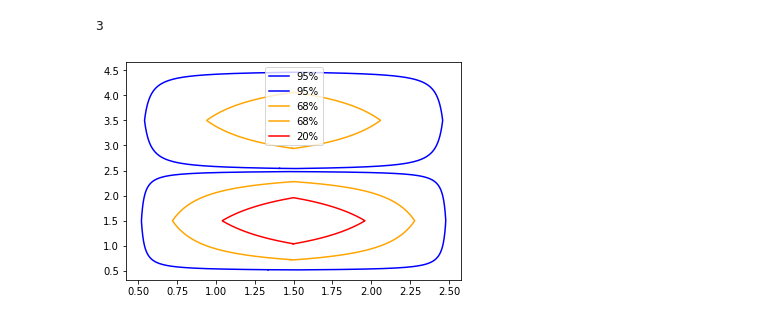
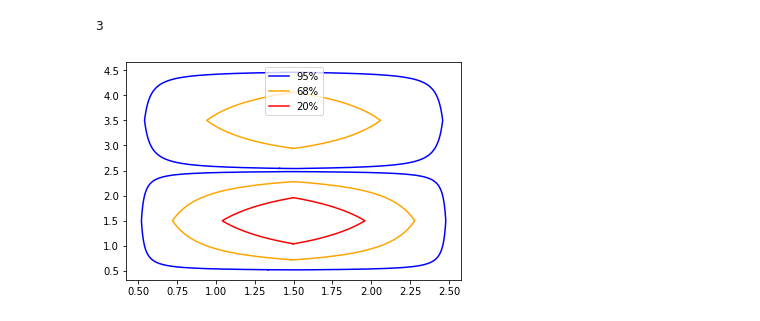
Before and after one commit to allenxiangxin/MyTools, a Jupyter notebook: PDFContoursByPercentiles.ipynb, the cells around one changed output. Cells and saved outputs as stored; diff of their text form; code cells hidden in the pictures.

Commit message:
fix the legend

```diff
--- a/PDFContoursByPercentiles.ipynb
+++ b/PDFContoursByPercentiles.ipynb
@@ -160,15 +160,17 @@ len(segs)
 # %%
 plt.figure()
 colors=['blue','orange', 'red']
 labels=['95%', '68%', '20%'] #note: the output always outside->inside
 for i in range(0, len(segs)):
     aColor = colors[i]
     aLabel = labels[i]
     for j in range(len(segs[i])):
         aGraph = segs[i][j].T
-        if j==0: plt.plot(aGraph[0],aGraph[1], '-', color=aColor, label=aLabel)
-
+        if j==0:
+            plt.plot(aGraph[0],aGraph[1], '-', color=aColor, label=aLabel)
+        else:
+            plt.plot(aGraph[0],aGraph[1], '-', color=aColor)
 plt.legend()
 plt.show()
 # %% [output]
-[figure, old version]
+[figure, new version]
```
Also changed, not shown: parts of 1 cell of this notebook.
